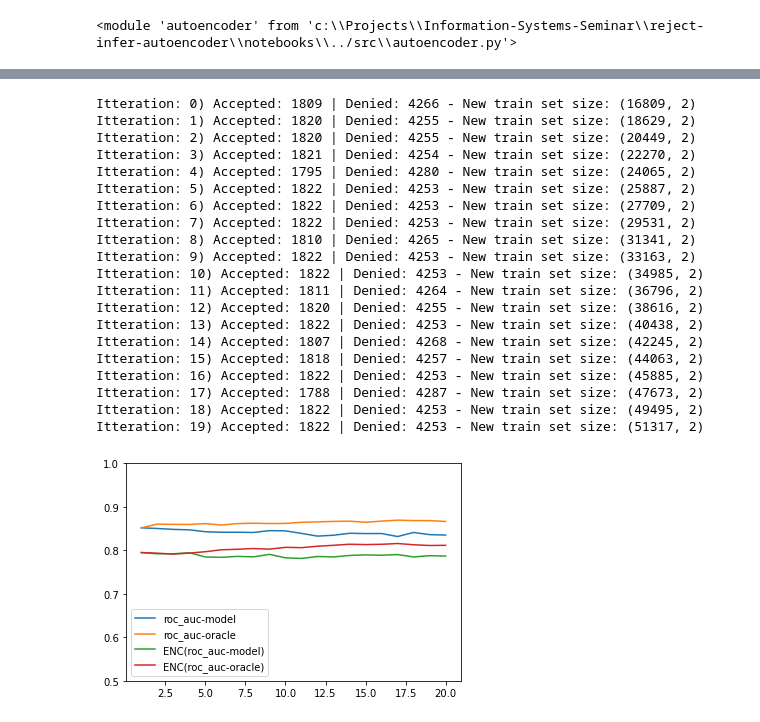
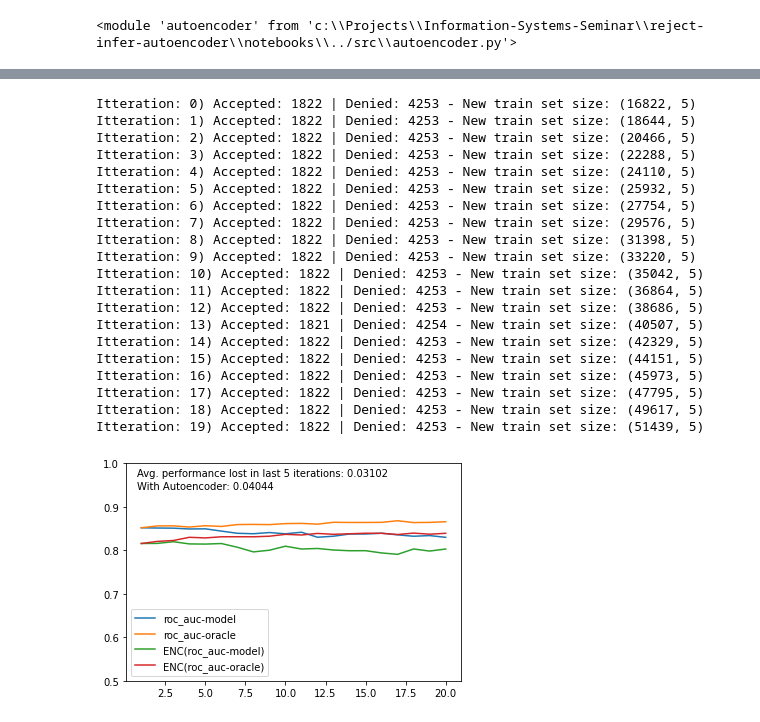
Before and after one commit to lukasvoege/reject-infer-autoencoder, a Jupyter notebook: notebooks/playground.ipynb, the cells around one changed output, grey strips where cells are left out. Cells and saved outputs as stored; diff of their text form; code cells hidden in the pictures.

Commit message:
tested Autoencoders trained on Subsets

```diff
--- a/notebooks/playground.ipynb
+++ b/notebooks/playground.ipynb
@@ -24,7 +26,7 @@ n_years = 20
 
 model = lgbm.LGBMClassifier() # DecisionTreeClassifier(min_samples_leaf=40) LogisticRegression(max_iter=400)
 
-sim = dal.Simulate_acceptance_loop("gmsc.csv", model, 0.1, 0.1, n_years, enc_features=False)#, rej_inf=rinf.EMsemisupervised)
+sim = dal.Simulate_acceptance_loop("gmsc.csv", model, 0.1, 0.1, n_years, enc_features=False, rej_inf=None)#rinf.EMsemisupervised)
 results_generator = sim.run()
 
 metrics = None
@@ -32,15 +34,22 @@ for iteration in results_generator:
     print(f'Itteration: {iteration[0]}) Accepted: {iteration[1].count(True)} | Denied: {iteration[1].count(False)} - New train set size: {iteration[2]}')
     metrics = iteration[3]
 
+last_n_years = 5
+bias = h.measure_bias(metrics["oracle"]["holdout"]['roc_auc'], metrics["model"]["holdout"]['roc_auc'], last_n_years)
+
 x = range(1, n_years + 1)
 plt.plot(x, metrics["model"]["holdout"]['roc_auc'], label = 'roc_auc-model')
 plt.plot(x, metrics["oracle"]["holdout"]['roc_auc'], label = 'roc_auc-oracle')
 #plt.plot(x, results["holdout"]['precision'], label = 'precision')
 #plt.plot(x, results["holdout"]['f1'], label = 'f1')
 #plt.plot(x, results["holdout"]['accuracy'], label = 'accuracy')
+plt.text(0.75, 0.52, f'Avg. performance lost in last {last_n_years} iterations: {round(bias, 5)}')
 plt.legend()
 plt.ylim([0.5, 1.0])
 plt.show()
+
+
+print(f'Sampling Bias: {round(bias, 5)}')
 # %% [output]
 Itteration: 0) Accepted: 1822 | Denied: 4253 - New train set size: (16822, 68)
 Itteration: 1) Accepted: 1822 | Denied: 4253 - New train set size: (18644, 68)
@@ -72,8 +86,8 @@ importlib.reload(aenc)
 # %% [output]
 <module 'autoencoder' from 'c:\\Projects\\Information-Systems-Seminar\\reject-infer-autoencoder\\notebooks\\../src\\autoencoder.py'>
 # %%
-BATCH_SIZE = 1000
-EPOCHS = 20
+BATCH_SIZE = 200
+EPOCHS = 40
 
 dataset = aenc.CreditscoringDataset("gmsc.csv")      # load and prepare Dataset to Tensor
 data_loader = aenc.DataLoader(                       # create Dataloader for batching
@@ -82,7 +96,7 @@ data_loader = aenc.DataLoader(                       # create Dataloader for bat
     shuffle=True
 )
 
-shape = [dataset.x.shape[1], 35, 2, 35, dataset.x.shape[1]]  # define shape of Autoencoder
+shape = [dataset.x.shape[1], 35, 5, 35, dataset.x.shape[1]]  # define shape of Autoencoder
 net = aenc.Autoencoder(shape)
 print(net)
 net.to("cpu")
@@ -117,41 +131,46 @@ Epoch 20 of 20, Train Loss: 0.745
 # %%
 n_years = 20
 
 sim = dal.Simulate_acceptance_loop("gmsc.csv", model, 0.1, 0.1, n_years, enc_features=True, encoder=net)#, rej_inf=rinf.EMsemisupervised)
 results_generator = sim.run()
 
 metrics2 = None
 for iteration in results_generator:
     print(f'Itteration: {iteration[0]}) Accepted: {iteration[1].count(True)} | Denied: {iteration[1].count(False)} - New train set size: {iteration[2]}')
     metrics2 = iteration[3]
 
+last_n_years = 5
+bias2 = h.measure_bias(metrics2["oracle"]["holdout"]['roc_auc'], metrics2["model"]["holdout"]['roc_auc'], last_n_years)
+
 x = range(1, n_years + 1)
 plt.plot(x, metrics["model"]["holdout"]['roc_auc'], label = 'roc_auc-model')
 plt.plot(x, metrics["oracle"]["holdout"]['roc_auc'], label = 'roc_auc-oracle')
 plt.plot(x, metrics2["model"]["holdout"]['roc_auc'], label = 'ENC(roc_auc-model)')
 plt.plot(x, metrics2["oracle"]["holdout"]['roc_auc'], label = 'ENC(roc_auc-oracle)')
+plt.text(0.75, 0.97, f'Avg. performance lost in last {last_n_years} iterations: {round(bias, 5)}')
+plt.text(0.75, 0.94, f'With Autoencoder: {round(bias2, 5)}')
 plt.legend()
 plt.ylim([0.5, 1.0])
 plt.show()
 # %% [output]
-Itteration: 0) Accepted: 1809 | Denied: 4266 - New train set size: (16809, 2)
-Itteration: 1) Accepted: 1820 | Denied: 4255 - New train set size: (18629, 2)
-Itteration: 2) Accepted: 1820 | Denied: 4255 - New train set size: (20449, 2)
-Itteration: 3) Accepted: 1821 | Denied: 4254 - New train set size: (22270, 2)
-Itteration: 4) Accepted: 1795 | Denied: 4280 - New train set size: (24065, 2)
-Itteration: 5) Accepted: 1822 | Denied: 4253 - New train set size: (25887, 2)
-Itteration: 6) Accepted: 1822 | Denied: 4253 - New train set size: (27709, 2)
-Itteration: 7) Accepted: 1822 | Denied: 4253 - New train set size: (29531, 2)
-Itteration: 8) Accepted: 1810 | Denied: 4265 - New train set size: (31341, 2)
-Itteration: 9) Accepted: 1822 | Denied: 4253 - New train set size: (33163, 2)
-Itteration: 10) Accepted: 1822 | Denied: 4253 - New train set size: (34985, 2)
-Itteration: 11) Accepted: 1811 | Denied: 4264 - New train set size: (36796, 2)
-Itteration: 12) Accepted: 1820 | Denied: 4255 - New train set size: (38616, 2)
-Itteration: 13) Accepted: 1822 | Denied: 4253 - New train set size: (40438, 2)
-Itteration: 14) Accepted: 1807 | Denied: 4268 - New train set size: (42245, 2)
-Itteration: 15) Accepted: 1818 | Denied: 4257 - New train set size: (44063, 2)
-Itteration: 16) Accepted: 1822 | Denied: 4253 - New train set size: (45885, 2)
-Itteration: 17) Accepted: 1788 | Denied: 4287 - New train set size: (47673, 2)
-Itteration: 18) Accepted: 1822 | Denied: 4253 - New train set size: (49495, 2)
-Itteration: 19) Accepted: 1822 | Denied: 4253 - New train set size: (51317, 2)
+Itteration: 0) Accepted: 1822 | Denied: 4253 - New train set size: (16822, 5)
+Itteration: 1) Accepted: 1822 | Denied: 4253 - New train set size: (18644, 5)
+Itteration: 2) Accepted: 1822 | Denied: 4253 - New train set size: (20466, 5)
+Itteration: 3) Accepted: 1822 | Denied: 4253 - New train set size: (22288, 5)
+Itteration: 4) Accepted: 1822 | Denied: 4253 - New train set size: (24110, 5)
+Itteration: 5) Accepted: 1822 | Denied: 4253 - New train set size: (25932, 5)
+Itteration: 6) Accepted: 1822 | Denied: 4253 - New train set size: (27754, 5)
+Itteration: 7) Accepted: 1822 | Denied: 4253 - New train set size: (29576, 5)
+Itteration: 8) Accepted: 1822 | Denied: 4253 - New train set size: (31398, 5)
+Itteration: 9) Accepted: 1822 | Denied: 4253 - New train set size: (33220, 5)
+Itteration: 10) Accepted: 1822 | Denied: 4253 - New train set size: (35042, 5)
+Itteration: 11) Accepted: 1822 | Denied: 4253 - New train set size: (36864, 5)
+Itteration: 12) Accepted: 1822 | Denied: 4253 - New train set size: (38686, 5)
+Itteration: 13) Accepted: 1821 | Denied: 4254 - New train set size: (40507, 5)
+Itteration: 14) Accepted: 1822 | Denied: 4253 - New train set size: (42329, 5)
+Itteration: 15) Accepted: 1822 | Denied: 4253 - New train set size: (44151, 5)
+Itteration: 16) Accepted: 1822 | Denied: 4253 - New train set size: (45973, 5)
+Itteration: 17) Accepted: 1822 | Denied: 4253 - New train set size: (47795, 5)
+Itteration: 18) Accepted: 1822 | Denied: 4253 - New train set size: (49617, 5)
+Itteration: 19) Accepted: 1822 | Denied: 4253 - New train set size: (51439, 5)
-[figure, old version]
+[figure, new version]
```
Also changed, not shown: parts of 4 cells of this notebook, 2 other files.
